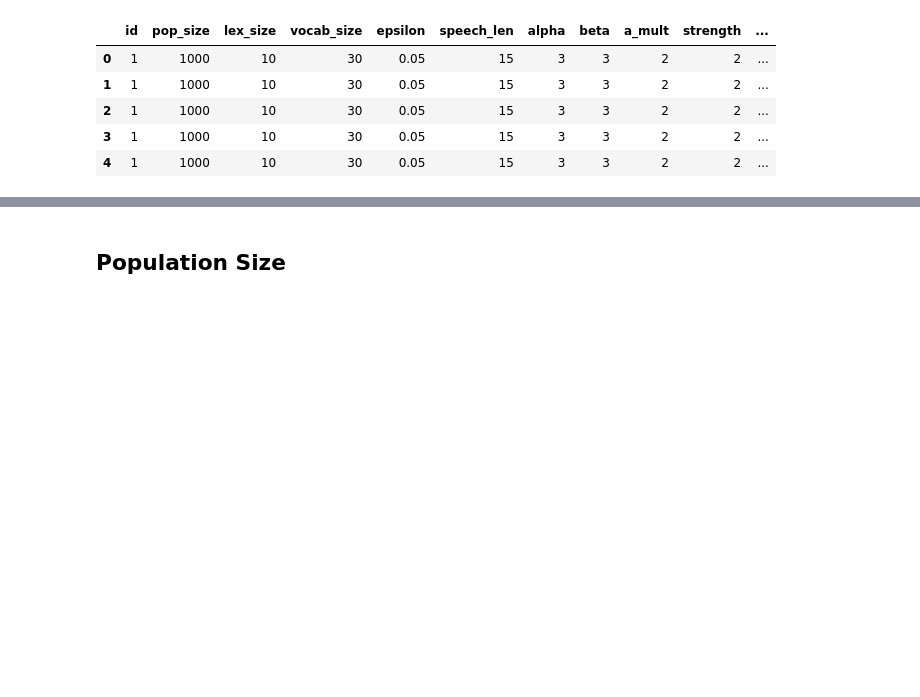
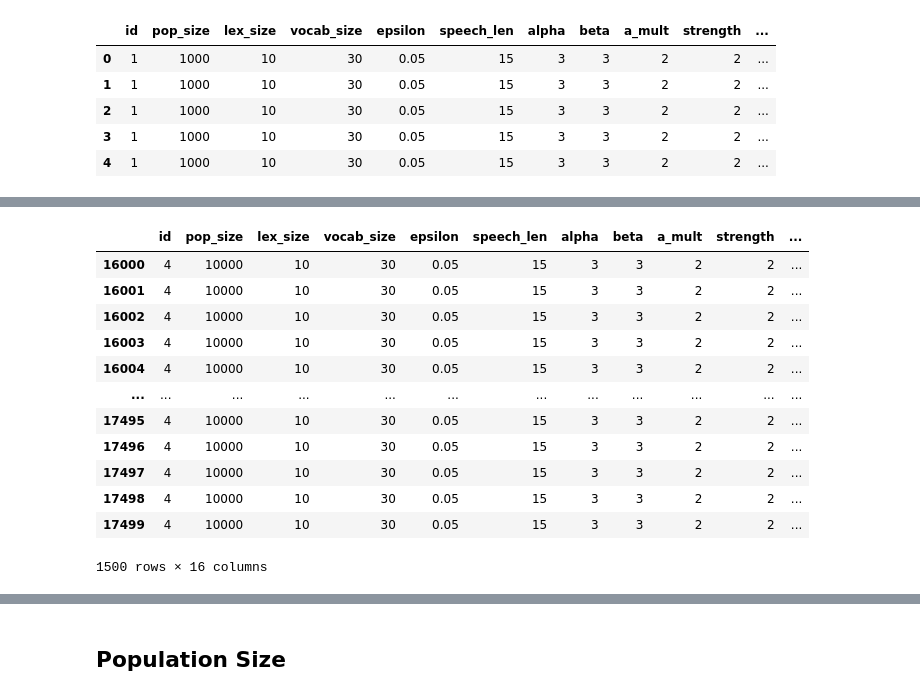
Before and after one commit to jcheigh/fictitious-prediction, a Jupyter notebook: src/analysis.ipynb, the cells around one changed output, grey strips where cells are left out. Saved outputs shown, nothing was run; the diff lists cells and outputs as text; code cells hidden in the pictures; blank space fills up the shorter version.

```diff
--- a/src/analysis.ipynb
+++ b/src/analysis.ipynb
@@ -113,0 +130,16 @@ def plot(dataframe, x='rho', y='score', title=None, savefig=False, plot_desc=Non
+# %%
+df[df['id'] == 4]
+# %% [output]
+|  | id | pop_size | lex_size | vocab_size | epsilon | speech_len | alpha | beta | a_mult | strength | ... |
+| 16000 | 4 | 10000 | 10 | 30 | 0.05 | 15 | 3 | 3 | 2 | 2 | ... |
+| 16001 | 4 | 10000 | 10 | 30 | 0.05 | 15 | 3 | 3 | 2 | 2 | ... |
+| 16002 | 4 | 10000 | 10 | 30 | 0.05 | 15 | 3 | 3 | 2 | 2 | ... |
+| 16003 | 4 | 10000 | 10 | 30 | 0.05 | 15 | 3 | 3 | 2 | 2 | ... |
+| 16004 | 4 | 10000 | 10 | 30 | 0.05 | 15 | 3 | 3 | 2 | 2 | ... |
+| ... | ... | ... | ... | ... | ... | ... | ... | ... | ... | ... | ... |
+| 17495 | 4 | 10000 | 10 | 30 | 0.05 | 15 | 3 | 3 | 2 | 2 | ... |
+| 17496 | 4 | 10000 | 10 | 30 | 0.05 | 15 | 3 | 3 | 2 | 2 | ... |
+| 17497 | 4 | 10000 | 10 | 30 | 0.05 | 15 | 3 | 3 | 2 | 2 | ... |
+| 17498 | 4 | 10000 | 10 | 30 | 0.05 | 15 | 3 | 3 | 2 | 2 | ... |
+| 17499 | 4 | 10000 | 10 | 30 | 0.05 | 15 | 3 | 3 | 2 | 2 | ... |
+1500 rows × 16 columns
```
Also changed, not shown: parts of 4 cells of this notebook, 9 other files.
